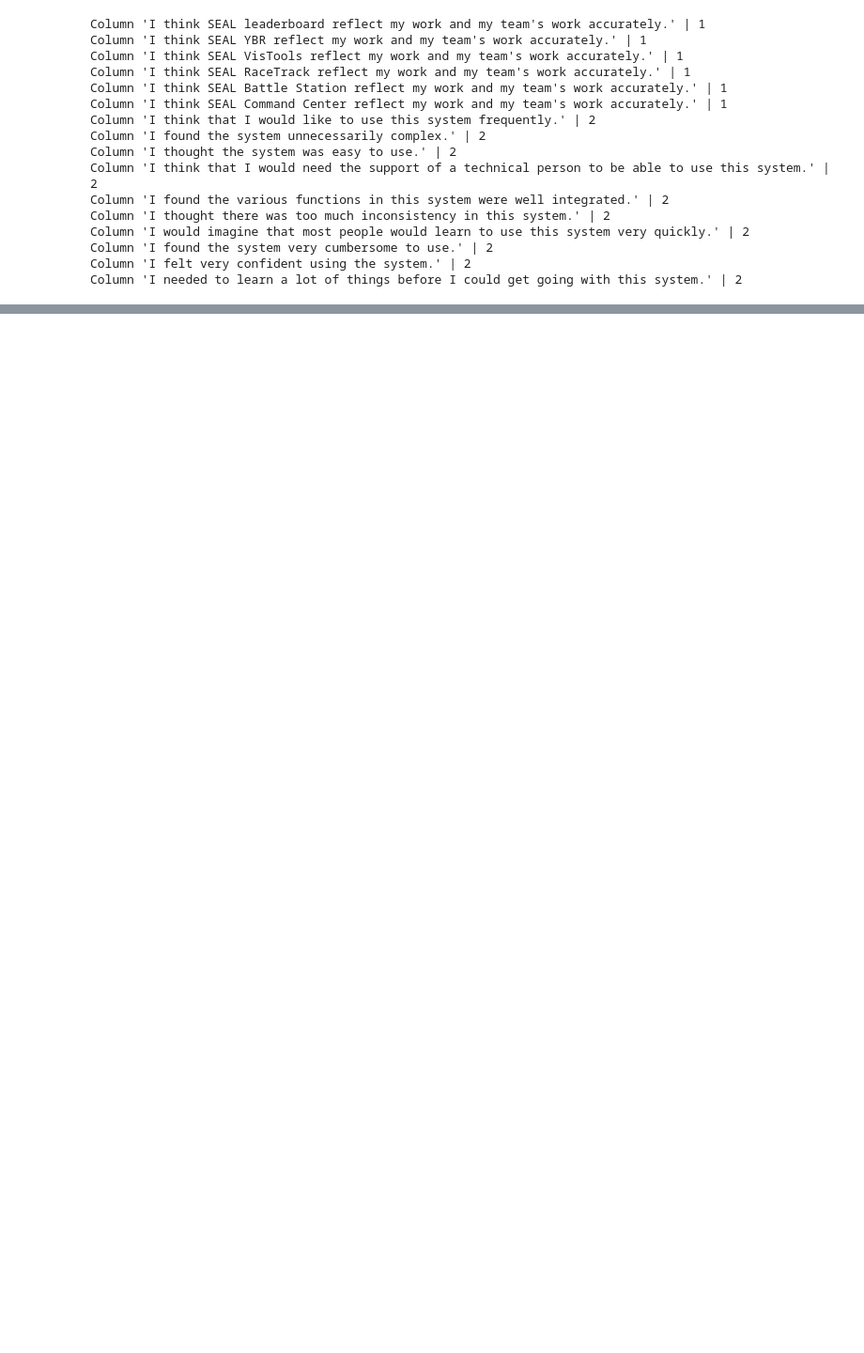
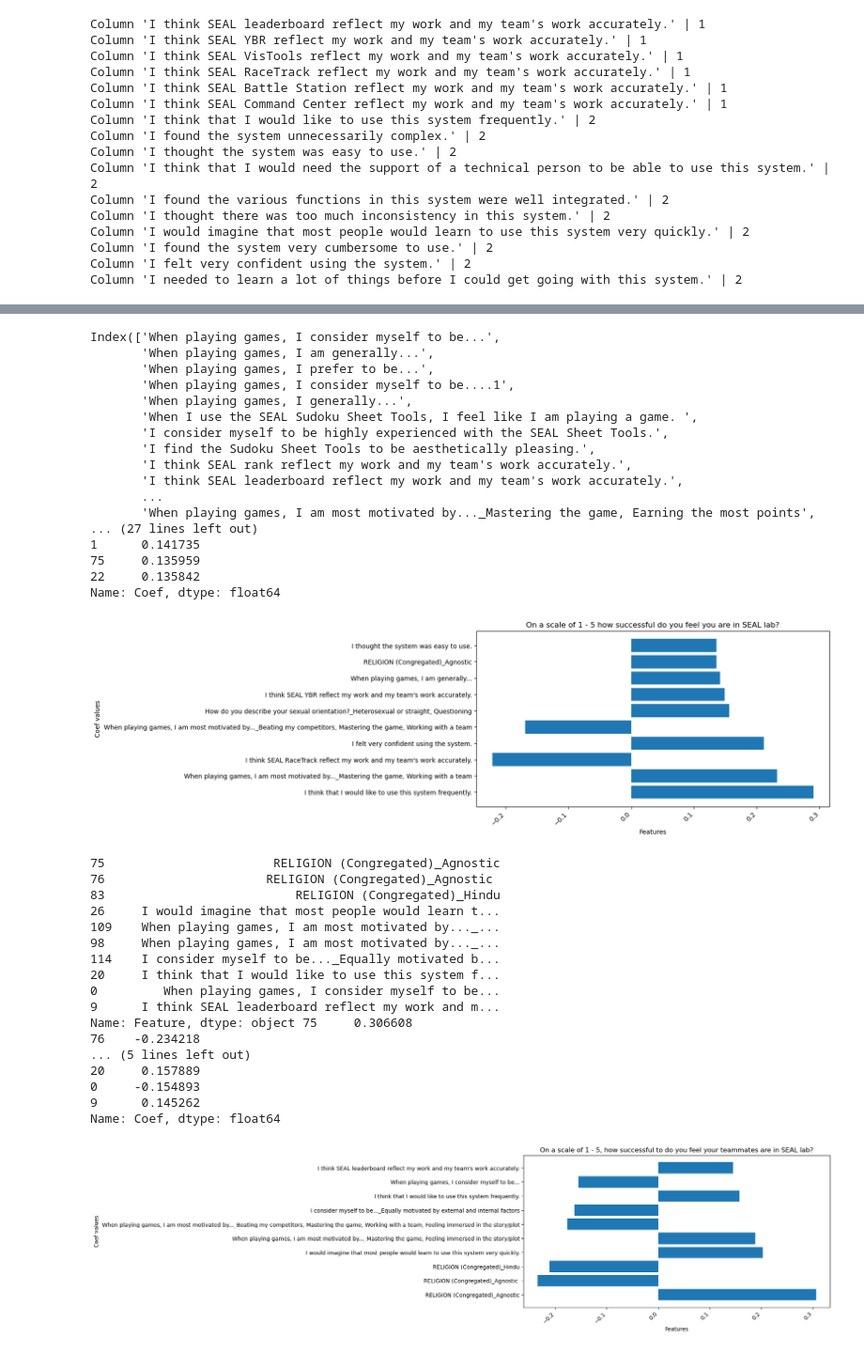
Before and after one commit to blobgoat/gamification_data_analysis, a Jupyter notebook: test.ipynb, the cells around one changed output, grey strips where cells are left out. Shown at 94% size. Cells and saved outputs as stored; diff of their text form; code cells hidden in the pictures; blank space fills up the shorter version.

Commit message:
graphs on notebook

```diff
--- a/test.ipynb
+++ b/test.ipynb
@@ -185,18 +207,17 @@ print(x_val.shape, y_val.shape)
 print(x_test.shape, y_test.shape)
 # %%
 def standardize(x_train, x_val, x_test):
-    """function that standardizes data to normal gaussian distribution. Standardization
-    calculation is applied only to the training data.
+    """function that standardizes data to normal gaussian distribution.
+    Standardization calculation is applied only to the training data.
 
     @parameter: x_train @type(nd.array) processed x training data to be standardized
     @parameter: x_val @type(nd.array) processed x val data to be standardized
     @paremeter: x_test @type(nd.array) processed x-test data to be standardized
     """
-    scaler = StandardScaler().fit(x_train) # only fit on training data
-    x_train_stand = scaler.transform(x_train)
-    x_val_stand = scaler.transform(x_val)
-    x_test_stand = scaler.transform(x_test)
-
+    scaler = StandardScaler().fit(x_train)  # only fit on training data
+    x_train_stand = pd.DataFrame(scaler.transform(x_train), columns=x_train.columns, index=x_train.index)
+    x_val_stand = pd.DataFrame(scaler.transform(x_val), columns=x_val.columns, index=x_val.index)
+    x_test_stand = pd.DataFrame(scaler.transform(x_test), columns=x_test.columns, index=x_test.index)
     return x_train_stand, x_val_stand, x_test_stand
 # %%
 
@@ -323,0 +321,62 @@ ValueError: Columns must be same length as key
+# %%
+# Code to be executed when the script is run directly
+data = get_data()
+
+# pre-processing
+x_data, y_data = split_xy(data, X_DROP_COLS)
+y1, y2, y3, y4 = [y_data.iloc[:, i] for i in range(y_data.shape[1])]
+x_nan = x_data.isna().sum().sum()
+y_nan = y_data.isna().sum().sum()
+#print("NaN values", x_nan, y_nan)
+# NaN check
+
+
+# 70% train 20% validation 10% test
+x_train, x_temp, y_train, y_temp = train_test_split(
+    x_data, y_data, test_size=0.3)
+x_val, x_test, y_val, y_test = train_test_split(
+    x_temp, y_temp, test_size=0.33)
+
+# normalization
+x_train, x_val, x_test = standardize(x_train, x_val, x_test)
+# feature selection
+
+# model
+linear_regression(x_train, y_train, x_val, y_val)
+# %% [output]
+Index(['When playing games, I consider myself to be...',
+       'When playing games, I am generally...',
+       'When playing games, I prefer to be...',
+       'When playing games, I consider myself to be....1',
+       'When playing games, I generally...',
+       'When I use the SEAL Sudoku Sheet Tools, I feel like I am playing a game. ',
+       'I consider myself to be highly experienced with the SEAL Sheet Tools.',
+       'I find the Sudoku Sheet Tools to be aesthetically pleasing.',
+       'I think SEAL rank reflect my work and my team's work accurately.',
+       'I think SEAL leaderboard reflect my work and my team's work accurately.',
+       ...
+       'When playing games, I am most motivated by..._Mastering the game, Earning the most points',
+... (27 lines left out)
+1      0.141735
+75     0.135959
+22     0.135842
+Name: Coef, dtype: float64
+[figure, added]
+75                       RELIGION (Congregated)_Agnostic
+76                      RELIGION (Congregated)_Agnostic
+83                          RELIGION (Congregated)_Hindu
+26     I would imagine that most people would learn t...
+109    When playing games, I am most motivated by..._...
+98     When playing games, I am most motivated by..._...
+114    I consider myself to be..._Equally motivated b...
+20     I think that I would like to use this system f...
+0         When playing games, I consider myself to be...
+9      I think SEAL leaderboard reflect my work and m...
+Name: Feature, dtype: object 75     0.306608
+76    -0.234218
+... (5 lines left out)
+20     0.157889
+0     -0.154893
+9      0.145262
+Name: Coef, dtype: float64
+[figure, added]
```
Also changed, not shown: parts of 9 cells of this notebook, 1 other file.
